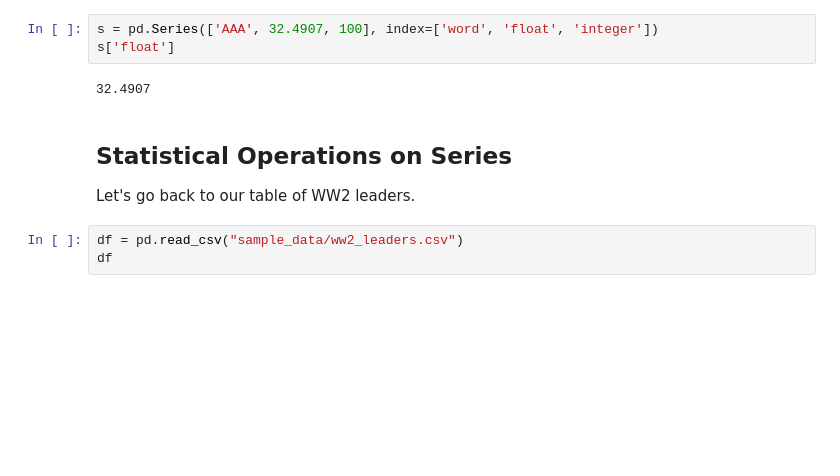
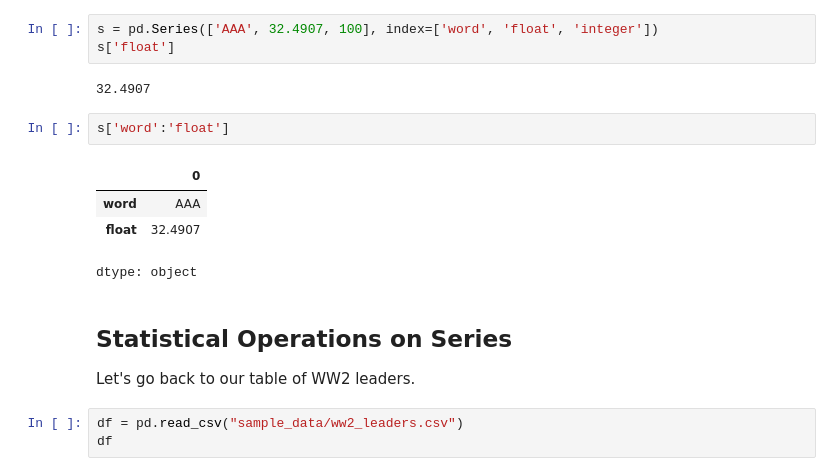
Before and after one commit to csaatechnicalarts/ML_Bootcamp, a Jupyter notebook: Pandas_02_SeriesIntro.ipynb, the cells around one changed output. Saved outputs shown, nothing was run; the diff lists cells and outputs as text; blank space fills up the shorter version.

```diff
--- a/Pandas_02_SeriesIntro.ipynb
+++ b/Pandas_02_SeriesIntro.ipynb
@@ -200,6 +210,13 @@ s = pd.Series(['AAA', 32.4907, 100], index=['word', 'float', 'integer'])
 s['float']
 # %% [output]
 32.4907
+# %%
+s['word':'float']
+# %% [output]
+|  | 0 |
+| word | AAA |
+| float | 32.4907 |
+dtype: object
 # %% [markdown]
 ## Statistical Operations on Series
 Let's go back to our table of WW2 leaders.
```
Also changed, not shown: parts of 3 cells of this notebook.
